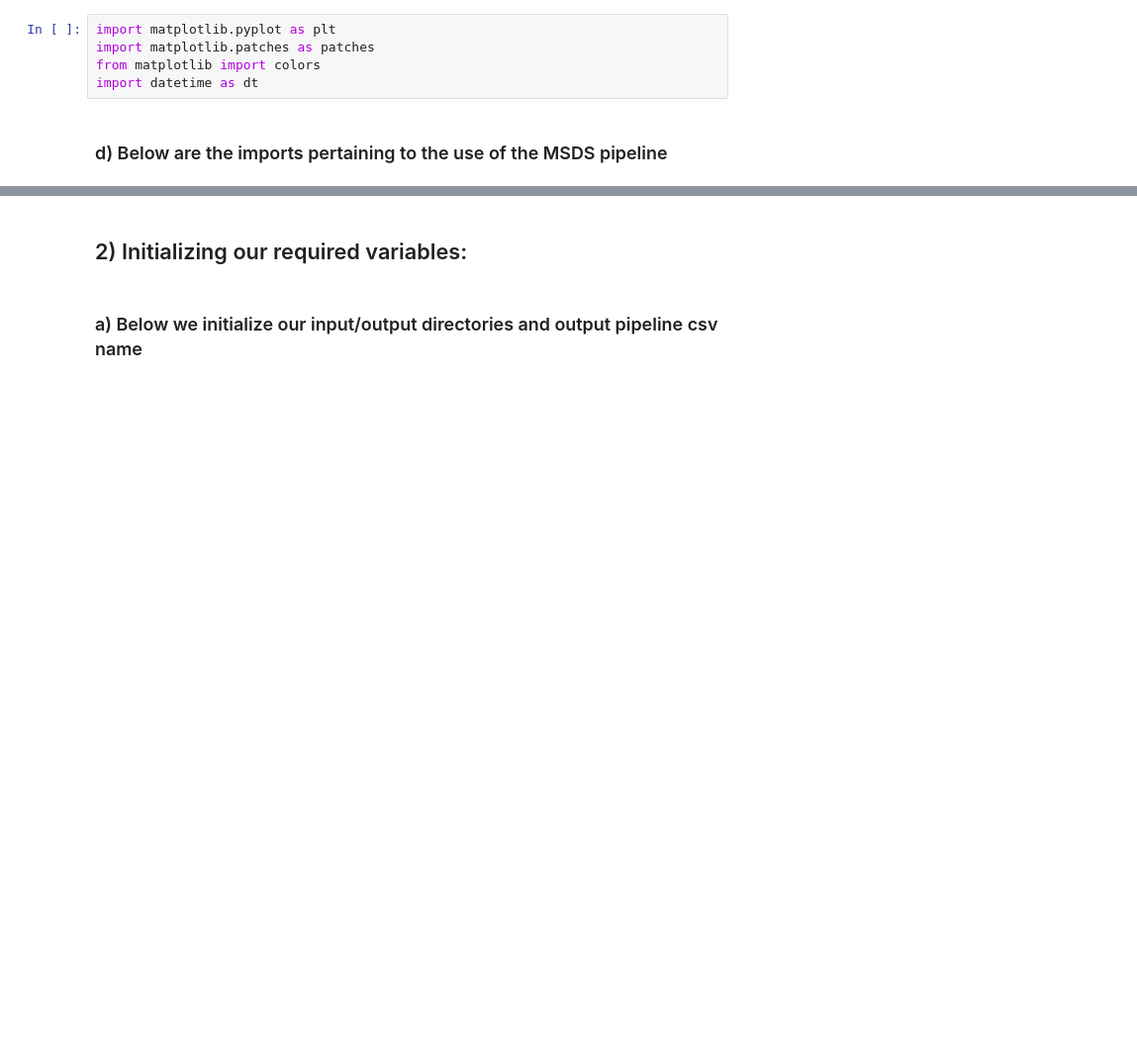
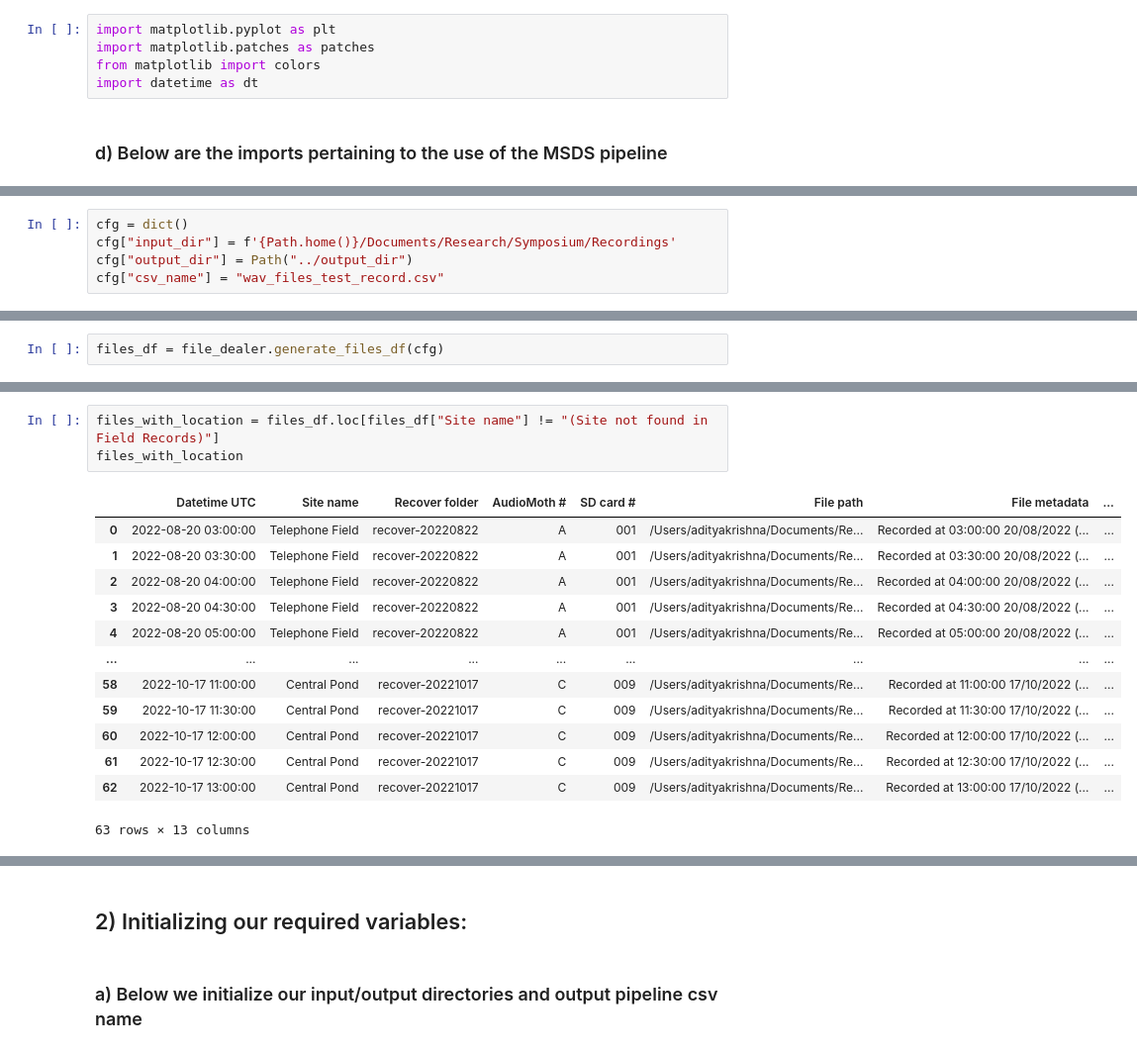
Before and after one commit to uw-echospace/bat-detector-msds, a Jupyter notebook: notebooks/test_batdetect2_pipeline.ipynb, the cells around one changed output, grey strips where cells are left out. Shown at 99% size. Cells and saved outputs as stored; diff of their text form; blank space fills up the shorter version.

Commit message:
added file dealer to make records of all wav files in provided directory

```diff
--- a/notebooks/test_batdetect2_pipeline.ipynb
+++ b/notebooks/test_batdetect2_pipeline.ipynb
@@ -37,0 +40,5 @@ import src.batdt2_pipeline as batdetect2_pipeline
+# %%
+cfg = dict()
+cfg["input_dir"] = f'{Path.home()}/Documents/Research/Symposium/Recordings'
+cfg["output_dir"] = Path("../output_dir")
+cfg["csv_name"] = "wav_files_test_record.csv"
@@ -37,0 +54,2 @@ import src.batdt2_pipeline as batdetect2_pipeline
+# %%
+files_df = file_dealer.generate_files_df(cfg)
@@ -37,0 +71,17 @@ import src.batdt2_pipeline as batdetect2_pipeline
+# %%
+files_with_location = files_df.loc[files_df["Site name"] != "(Site not found in Field Records)"]
+files_with_location
+# %% [output]
+|  | Datetime UTC | Site name | Recover folder | AudioMoth # | SD card # | File path | File metadata | ... |
+| 0 | 2022-08-20 03:00:00 | Telephone Field | recover-20220822 | A | 001 | /Users/adityakrishna/Documents/Re... | Recorded at 03:00:00 20/08/2022 (... | ... |
+| 1 | 2022-08-20 03:30:00 | Telephone Field | recover-20220822 | A | 001 | /Users/adityakrishna/Documents/Re... | Recorded at 03:30:00 20/08/2022 (... | ... |
+| 2 | 2022-08-20 04:00:00 | Telephone Field | recover-20220822 | A | 001 | /Users/adityakrishna/Documents/Re... | Recorded at 04:00:00 20/08/2022 (... | ... |
+| 3 | 2022-08-20 04:30:00 | Telephone Field | recover-20220822 | A | 001 | /Users/adityakrishna/Documents/Re... | Recorded at 04:30:00 20/08/2022 (... | ... |
+| 4 | 2022-08-20 05:00:00 | Telephone Field | recover-20220822 | A | 001 | /Users/adityakrishna/Documents/Re... | Recorded at 05:00:00 20/08/2022 (... | ... |
+| ... | ... | ... | ... | ... | ... | ... | ... | ... |
+| 58 | 2022-10-17 11:00:00 | Central Pond | recover-20221017 | C | 009 | /Users/adityakrishna/Documents/Re... | Recorded at 11:00:00 17/10/2022 (... | ... |
+| 59 | 2022-10-17 11:30:00 | Central Pond | recover-20221017 | C | 009 | /Users/adityakrishna/Documents/Re... | Recorded at 11:30:00 17/10/2022 (... | ... |
+| 60 | 2022-10-17 12:00:00 | Central Pond | recover-20221017 | C | 009 | /Users/adityakrishna/Documents/Re... | Recorded at 12:00:00 17/10/2022 (... | ... |
+| 61 | 2022-10-17 12:30:00 | Central Pond | recover-20221017 | C | 009 | /Users/adityakrishna/Documents/Re... | Recorded at 12:30:00 17/10/2022 (... | ... |
+| 62 | 2022-10-17 13:00:00 | Central Pond | recover-20221017 | C | 009 | /Users/adityakrishna/Documents/Re... | Recorded at 13:00:00 17/10/2022 (... | ... |
+63 rows × 13 columns
```
Also changed, not shown: parts of 8 cells of this notebook, 6 other files.
